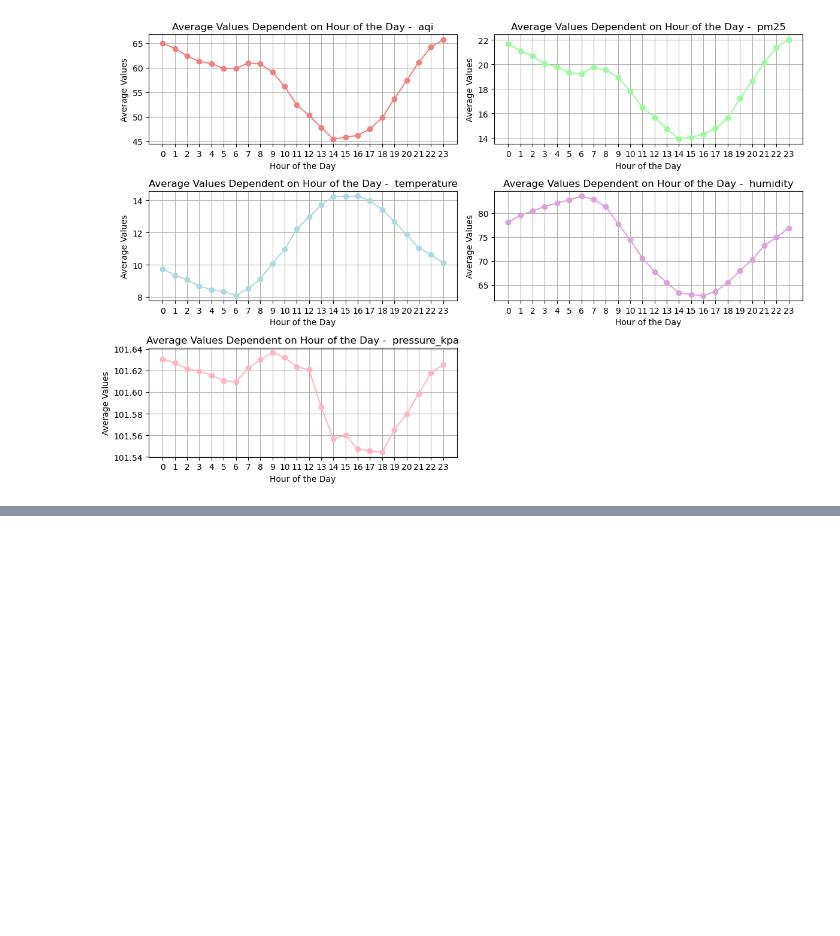
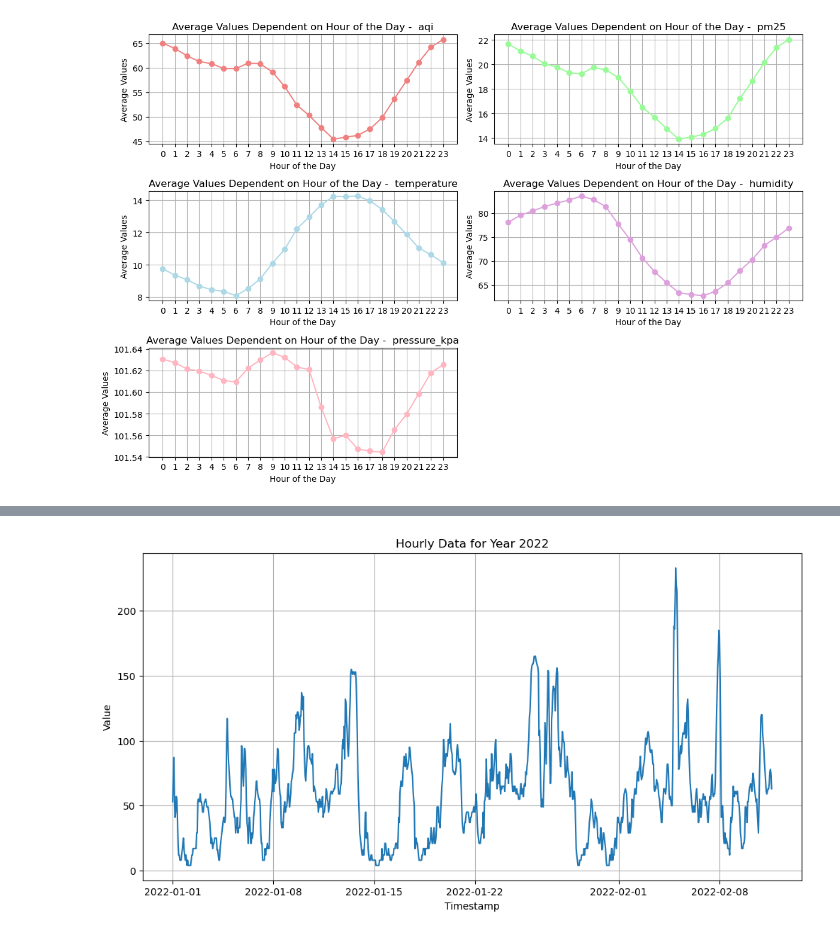
Before and after one commit to nastyabekesheva/Mathematical-Modeling, a Jupyter notebook: lab_1.ipynb, the cells around one changed output, grey strips where cells are left out. Saved outputs shown, nothing was run; the diff lists cells and outputs as text; code cells hidden in the pictures; blank space fills up the shorter version.

```diff
--- a/lab_1.ipynb
+++ b/lab_1.ipynb
@@ -159,0 +293,3 @@ plt.show()
+# %%
+aqi_df = df[df['phenomenon'] == 'aqi']
+aqi_df = aqi_df.sort_values('hour')
@@ -159,0 +312,2 @@ plt.show()
+# %%
+ts = aqi_df[['logged_at', 'value']].set_index('logged_at')
@@ -159,0 +331,23 @@ plt.show()
+# %%
+hourly_data = ts['value'].resample('H').mean()
+# Fill missing values with interpolation (you can choose other methods)
+hourly_data = hourly_data.interpolate(method='linear')
+# %%
+hourly_data.index = pd.to_datetime(hourly_data.index)
+
+# Filter data for the year 2022
+hourly_data_2022 = hourly_data['2022']
+hourly_data_2023 = hourly_data['2023']
+
+# Plot the data for 2022
+import matplotlib.pyplot as plt
+
+plt.figure(figsize=(12, 6))
+plt.plot(hourly_data_2022[:1000])
+plt.title('Hourly Data for Year 2022')
+plt.xlabel('Timestamp')
+plt.ylabel('Value')
+plt.grid(True)
+plt.show()
+# %% [output]
+[figure, added]
```
Also changed, not shown: parts of 30 cells of this notebook.
